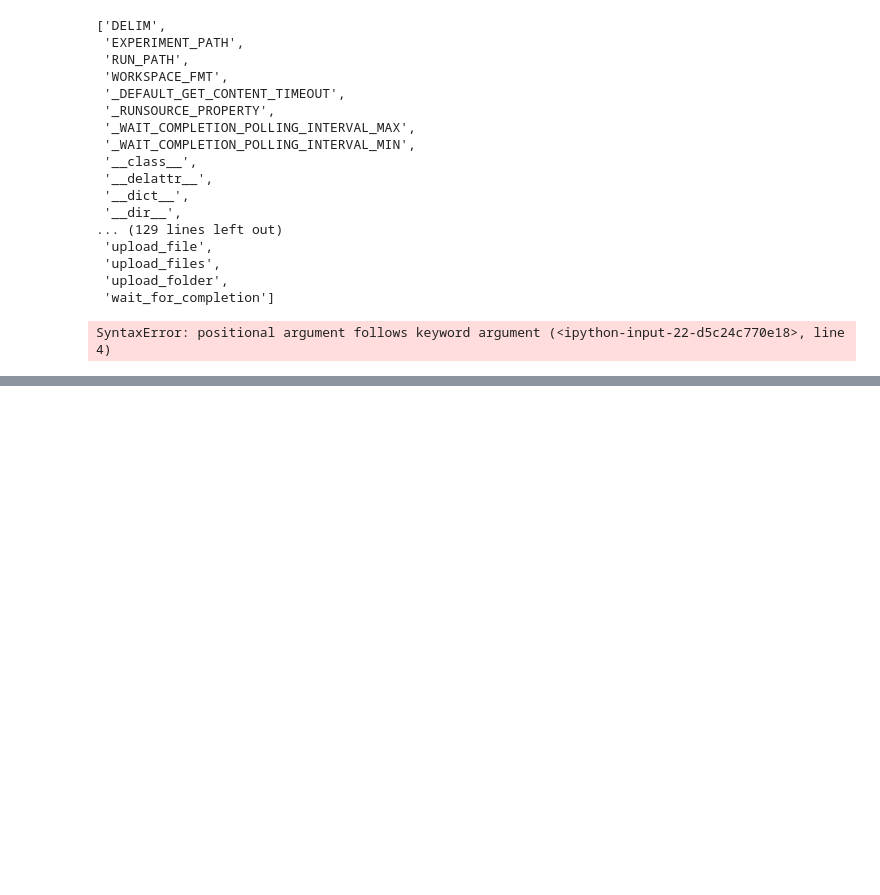
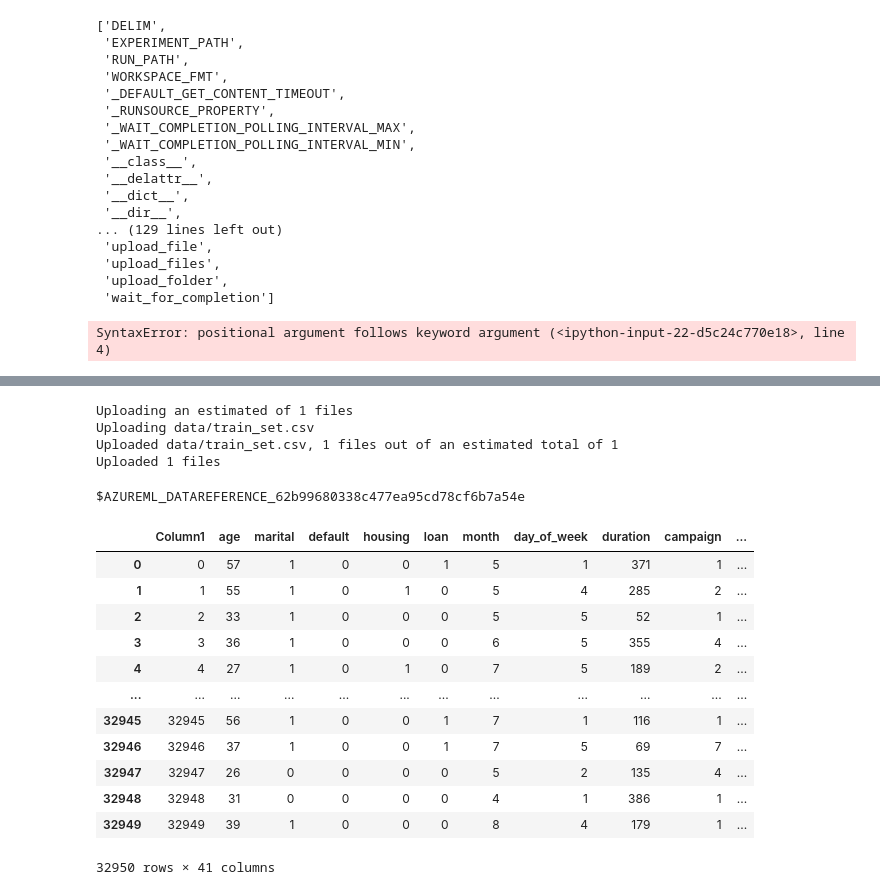
Before and after one commit to chiemenz/AzureML-AutoML-and-Hyperdrive-Demo, a Jupyter notebook: udacity-project.ipynb, the cells around one changed output, grey strips where cells are left out. Drawn from its saved outputs; the diff is of its cells as text; code cells hidden in the pictures; blank space fills up the shorter version.

```diff
--- a/udacity-project.ipynb
+++ b/udacity-project.ipynb
@@ -1,7 +1,7 @@
 # %%
 from azureml.core import Workspace, Experiment
 
-ws = Workspace.get(name="quick-starts-ws-132652")
+ws = Workspace.get(name="quick-starts-ws-132734")
 exp = Experiment(workspace=ws, name="udacity-project-hyper")
 
 print('Workspace name: ' + ws.name,
@@ -158,3 +192,39 @@ WARNING:azureml.data._dataset_deprecation:The constructor of Dataset is deprecat
+# %%
+# To be able to use a AutoML model on a Dataset it is necessary to save it e.g. in Azureml Blob Storage and then load it from
+# there
+import os
+from azureml.core import Dataset, Datastore, Workspace
+os.makedirs("data", exist_ok=True)
+
+dataset_path = "data/train_set.csv"
+x.to_csv(dataset_path)
+datastore = ws.get_default_datastore()
+x.to_csv(dataset_path)
+datastore.upload(src_dir="data", target_path="data")
+# %% [output]
+Uploading an estimated of 1 files
+Uploading data/train_set.csv
+Uploaded data/train_set.csv, 1 files out of an estimated total of 1
+Uploaded 1 files
+$AZUREML_DATAREFERENCE_62b99680338c477ea95cd78cf6b7a54e
+# %%
+train_data = Dataset.Tabular.from_delimited_files(path = [(datastore, ("data/train_set.csv"))])
+# %%
+train_data.to_pandas_dataframe()
+# %% [output]
+|  | Column1 | age | marital | default | housing | loan | month | day_of_week | duration | campaign | ... |
+| 0 | 0 | 57 | 1 | 0 | 0 | 1 | 5 | 1 | 371 | 1 | ... |
+| 1 | 1 | 55 | 1 | 0 | 1 | 0 | 5 | 4 | 285 | 2 | ... |
+| 2 | 2 | 33 | 1 | 0 | 0 | 0 | 5 | 5 | 52 | 1 | ... |
+| 3 | 3 | 36 | 1 | 0 | 0 | 0 | 6 | 5 | 355 | 4 | ... |
+| 4 | 4 | 27 | 1 | 0 | 1 | 0 | 7 | 5 | 189 | 2 | ... |
+| ... | ... | ... | ... | ... | ... | ... | ... | ... | ... | ... | ... |
+| 32945 | 32945 | 56 | 1 | 0 | 0 | 1 | 7 | 1 | 116 | 1 | ... |
+| 32946 | 32946 | 37 | 1 | 0 | 0 | 1 | 7 | 5 | 69 | 7 | ... |
+| 32947 | 32947 | 26 | 0 | 0 | 0 | 0 | 5 | 2 | 135 | 4 | ... |
+| 32948 | 32948 | 31 | 0 | 0 | 0 | 0 | 4 | 1 | 386 | 1 | ... |
+| 32949 | 32949 | 39 | 1 | 0 | 0 | 0 | 8 | 4 | 179 | 1 | ... |
+32950 rows × 41 columns
 # %%
 from azureml.train.automl import AutoMLConfig
 
```
Also changed, not shown: parts of 11 cells of this notebook.
